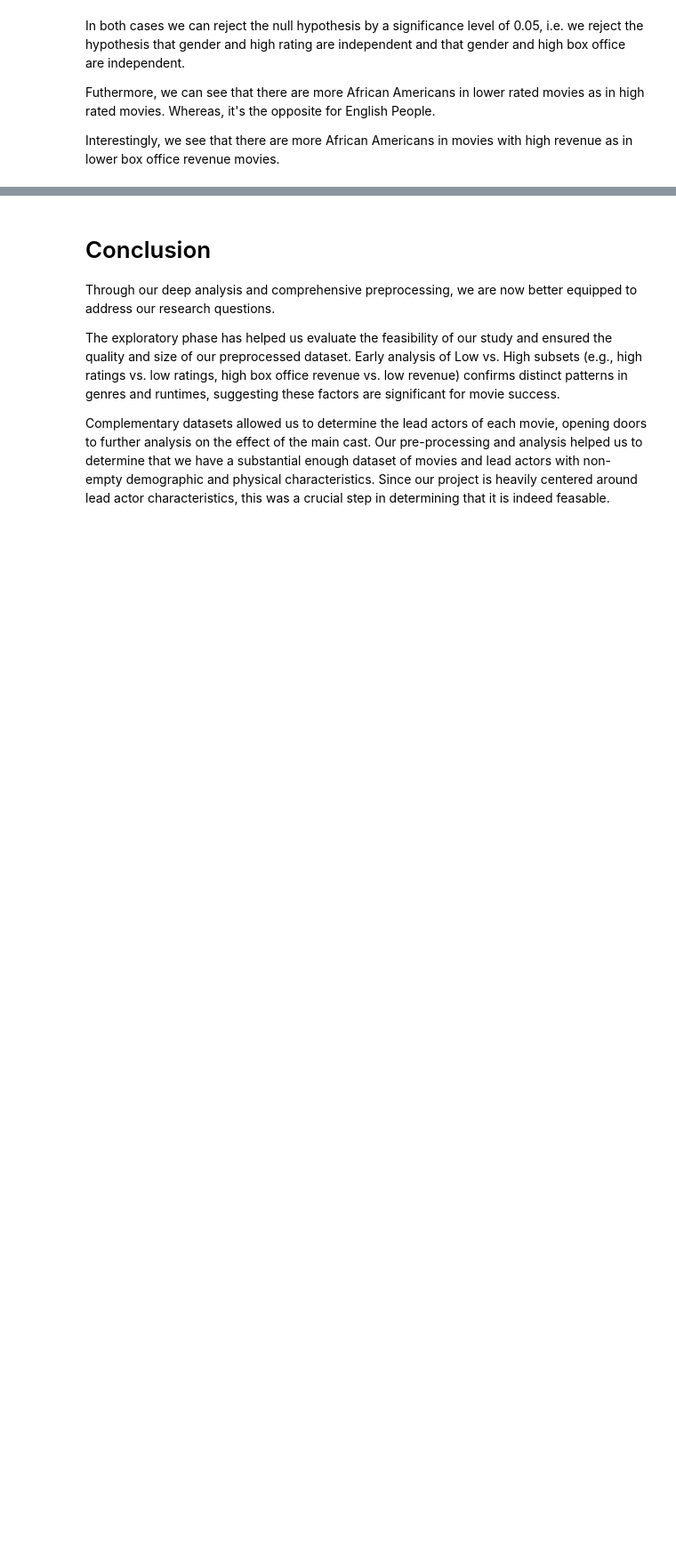
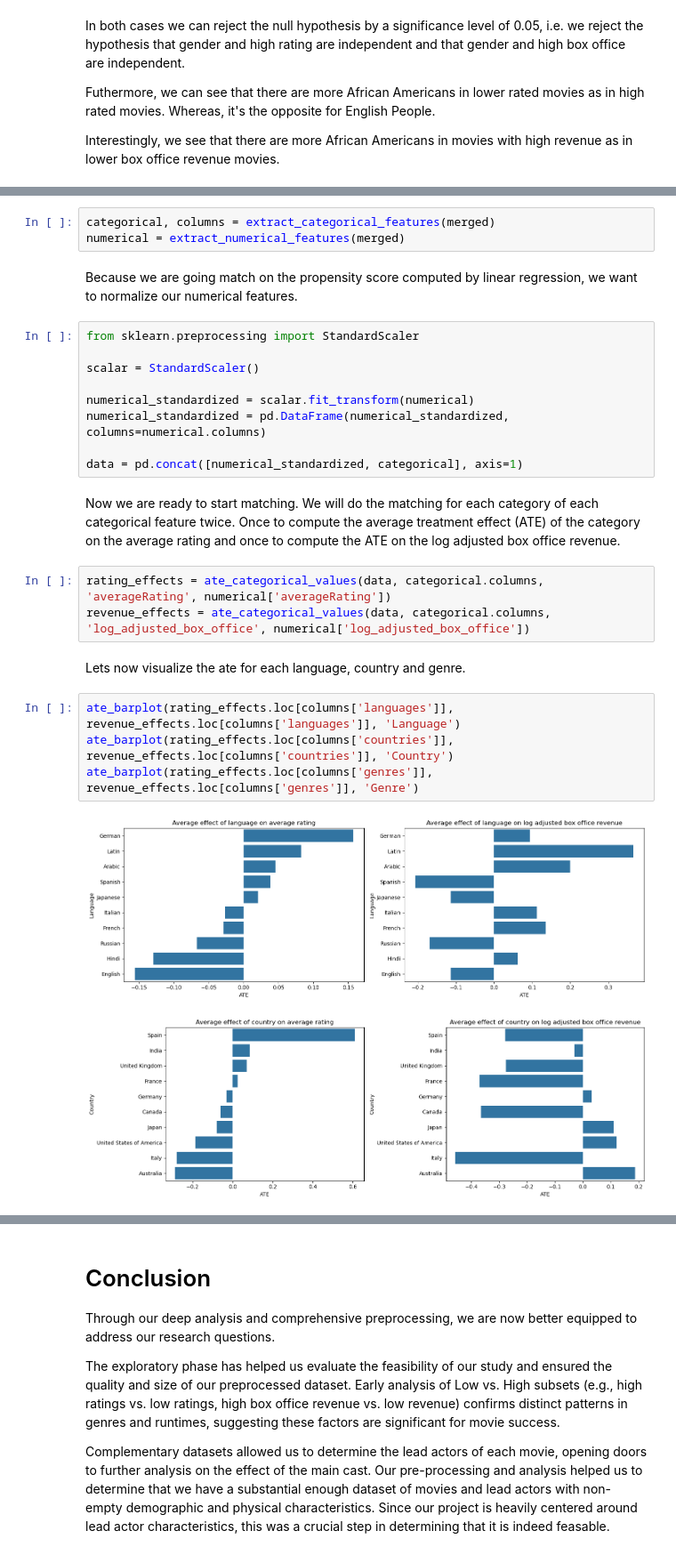
Before and after one commit to epfl-ada/ada-2024-project-authenticdataaddicts, a Jupyter notebook: results.ipynb, the cells around one changed output, grey strips where cells are left out. Shown at 89% size. Cells and saved outputs as stored; diff of their text form; blank space fills up the shorter version.

Commit message:
add matching plots

```diff
--- a/results.ipynb
+++ b/results.ipynb
@@ -874,0 +886,29 @@ Interestingly, we see that there are more African Americans in movies with high
+# %%
+categorical, columns = extract_categorical_features(merged)
+numerical = extract_numerical_features(merged)
+# %% [markdown]
+Because we are going match on the propensity score computed by linear regression, we want to normalize our numerical features.
+# %%
+from sklearn.preprocessing import StandardScaler
+
+scalar = StandardScaler()
+
+numerical_standardized = scalar.fit_transform(numerical)
+numerical_standardized = pd.DataFrame(numerical_standardized, columns=numerical.columns)
+
+data = pd.concat([numerical_standardized, categorical], axis=1)
+# %% [markdown]
+Now we are ready to start matching. We will do the matching for each category of each categorical feature twice.
+Once to compute the average treatment effect (ATE) of the category on the average rating and once to compute the ATE on the log adjusted box office revenue.
+# %%
+rating_effects = ate_categorical_values(data, categorical.columns, 'averageRating', numerical['averageRating'])
+revenue_effects = ate_categorical_values(data, categorical.columns, 'log_adjusted_box_office', numerical['log_adjusted_box_office'])
+# %% [markdown]
+Lets now visualize the ate for each language, country and genre.
+# %%
+ate_barplot(rating_effects.loc[columns['languages']], revenue_effects.loc[columns['languages']], 'Language')
+ate_barplot(rating_effects.loc[columns['countries']], revenue_effects.loc[columns['countries']], 'Country')
+ate_barplot(rating_effects.loc[columns['genres']], revenue_effects.loc[columns['genres']], 'Genre')
+# %% [output]
+[figure, added]
+[figure, added]
```
Also changed, not shown: parts of 12 cells of this notebook, 5 other files.
